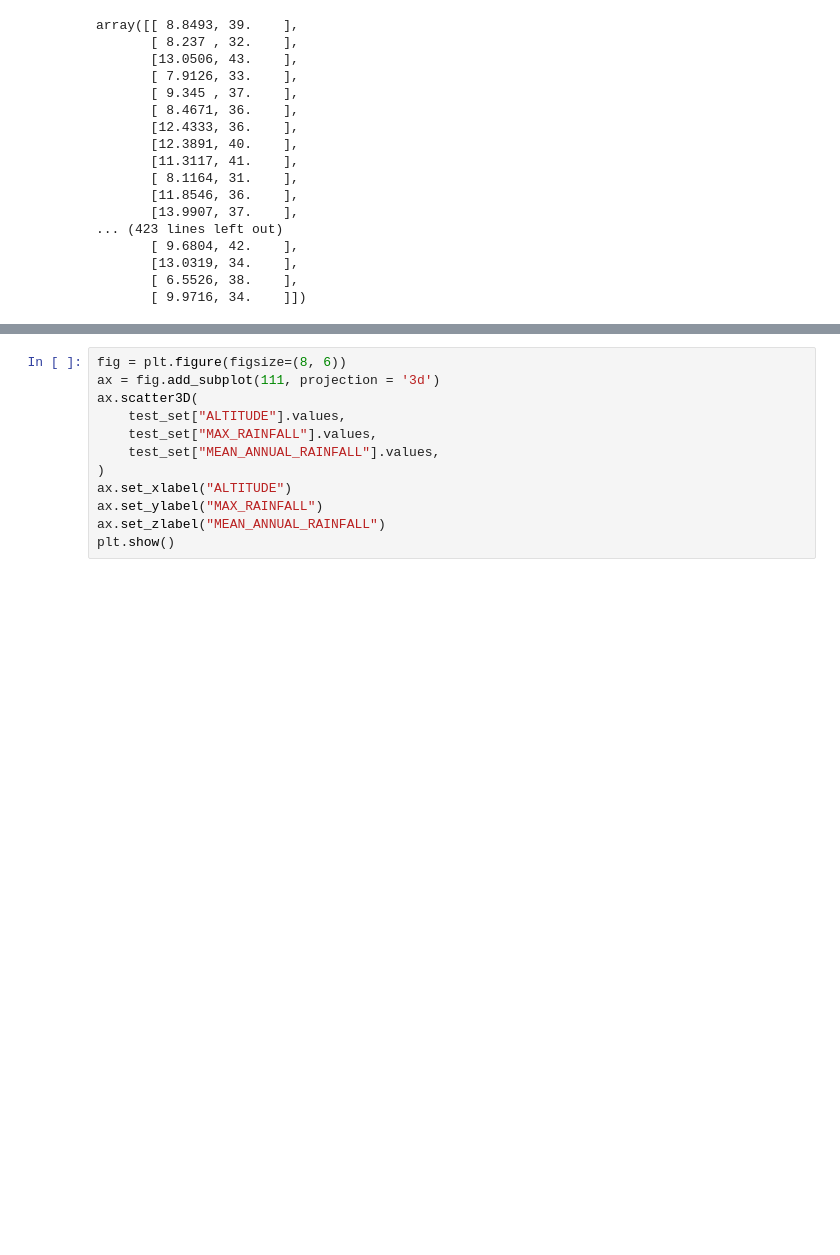
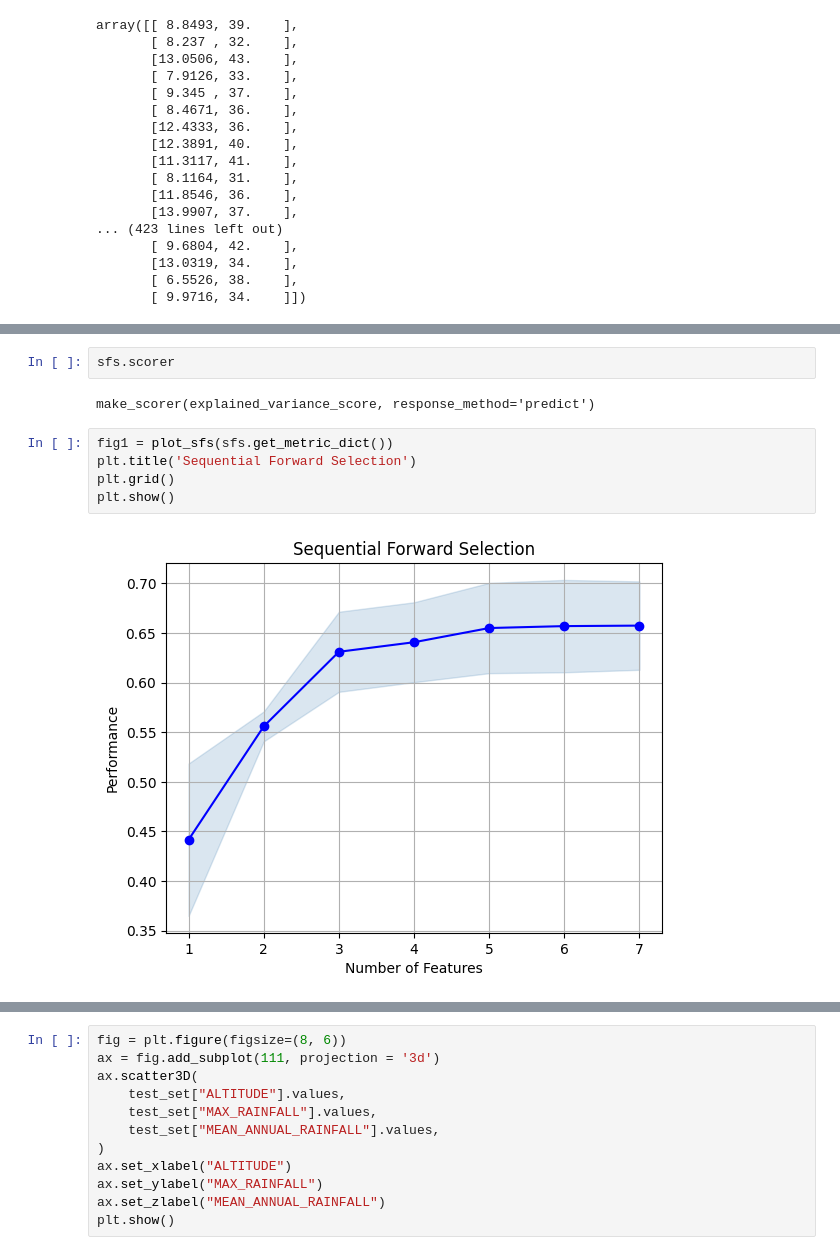
Before and after one commit to 318281029SBH/Escuela, a Jupyter notebook: GWeatherLinearRegression.ipynb, the cells around one changed output, grey strips where cells are left out. Cells and saved outputs as stored; diff of their text form; blank space fills up the shorter version.

```diff
--- a/GWeatherLinearRegression.ipynb
+++ b/GWeatherLinearRegression.ipynb
@@ -281,3 +342,14 @@ sfs.get_metric_dict()
+# %%
+sfs.scorer
+# %% [output]
+make_scorer(explained_variance_score, response_method='predict')
+# %%
+fig1 = plot_sfs(sfs.get_metric_dict())
+plt.title('Sequential Forward Selection')
+plt.grid()
+plt.show()
+# %% [output]
+[figure, added]
 # %%
 fig1 = plot_sfs(sfs.get_metric_dict())
 plt.title('Sequential Forward Selection')
```
Also changed, not shown: parts of 13 cells of this notebook.
